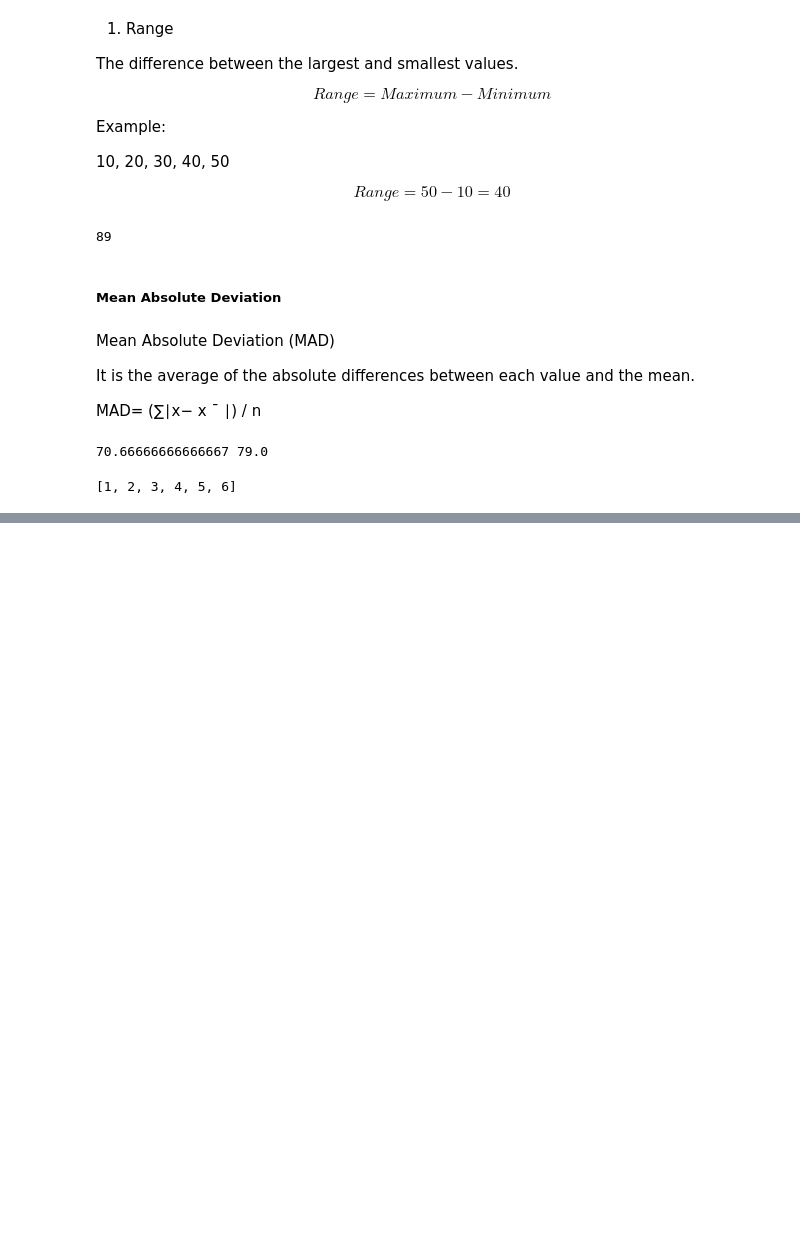
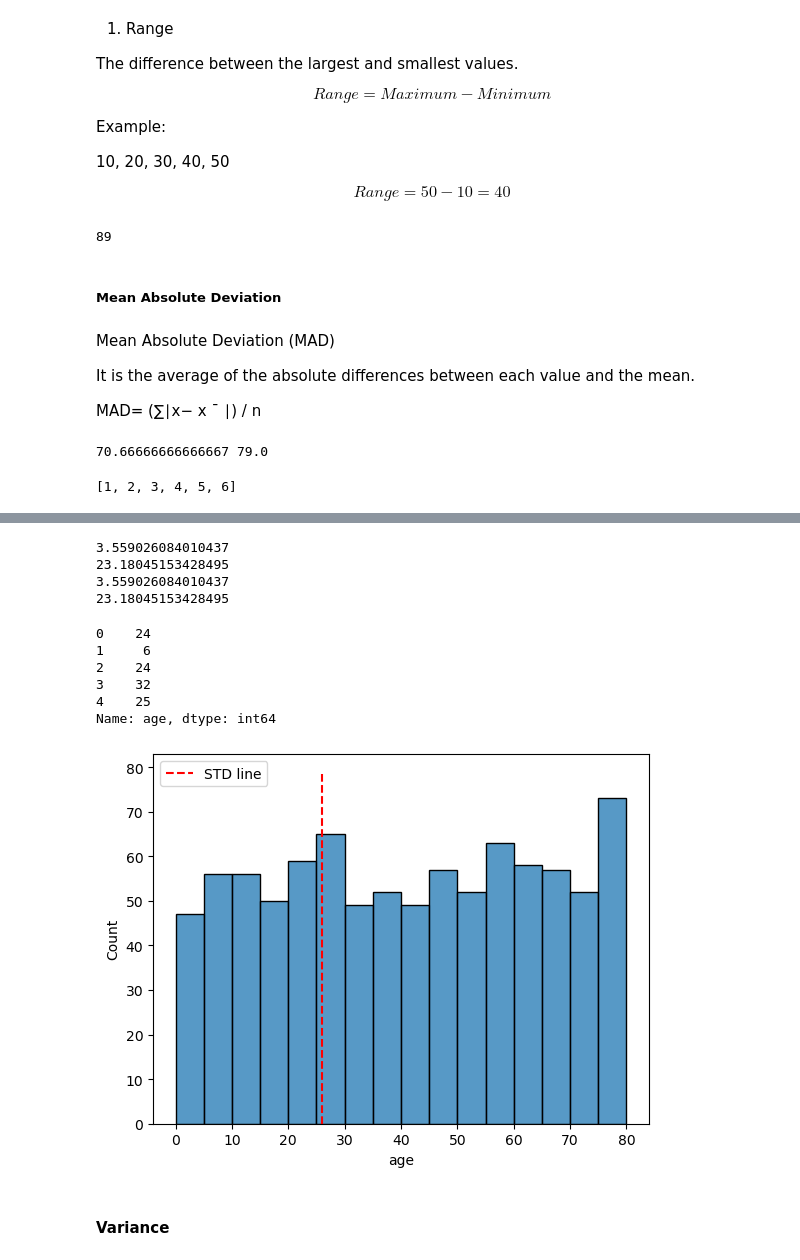
Before and after one commit to Ishan-Official/Hospital-Beds-Management-DataScience, a Jupyter notebook: dataScience_C1.ipynb, the cells around one changed output, grey strips where cells are left out. Cells and saved outputs as stored; diff of their text form; code cells hidden in the pictures; blank space fills up the shorter version.

```diff
--- a/dataScience_C1.ipynb
+++ b/dataScience_C1.ipynb
@@ -421,0 +523,43 @@ plt.show()
+# %%
+# using std funtion
+print(np.std(sec_a))
+print(np.std(sec_b))
+
+# by using formula
+mean_a = np.mean(sec_a)
+mean_b = np.mean(sec_b)
+
+var_a = np.sum((sec_a-mean_a)** 2)/len(sec_a)
+var_b = np.sum((sec_b-mean_b)** 2)/len(sec_b)
+
+print(np.sqrt(var_a))
+print(np.sqrt(var_b))
+# %% [output]
+3.559026084010437
+23.18045153428495
+3.559026084010437
+23.18045153428495
+# %%
+#  hospital beds mgt age standard deviation
+import pandas as pd
+import numpy as np
+import matplotlib.pyplot as plt
+import seaborn as sns
+file = "./hospital_beds_mgt/patients.csv"
+dataset = pd.read_csv(file)
+print(dataset["age"].head())
+age_std=np.std(dataset["age"])
+sns.histplot(x="age",data=dataset,bins=[i for i in range(0,81,5)])
+plt.plot([age_std for i in range(0,80)],[i for i in range(0,80)],color="red",linestyle="dashed",label="STD line")
+plt.legend(loc="upper left")
+plt.show()
+# %% [output]
+0    24
+1     6
+2    24
+3    32
+4    25
+Name: age, dtype: int64
+[figure, added]
+# %% [markdown]
+#### Variance
```
Also changed, not shown: parts of 59 cells of this notebook.
